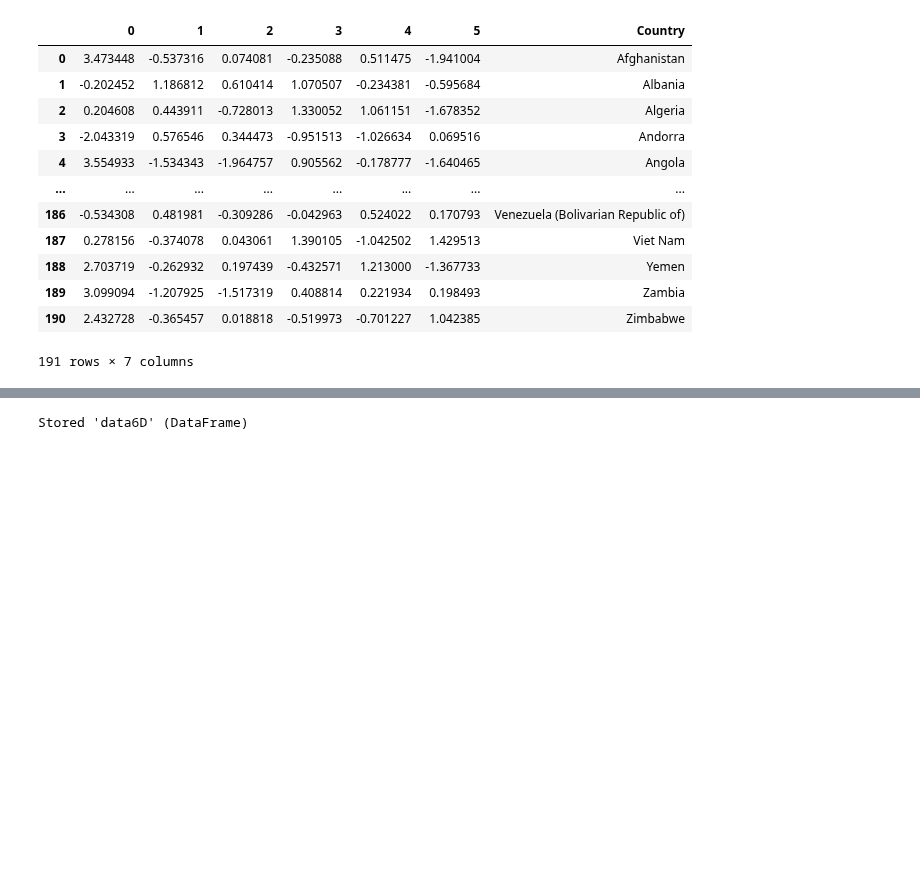
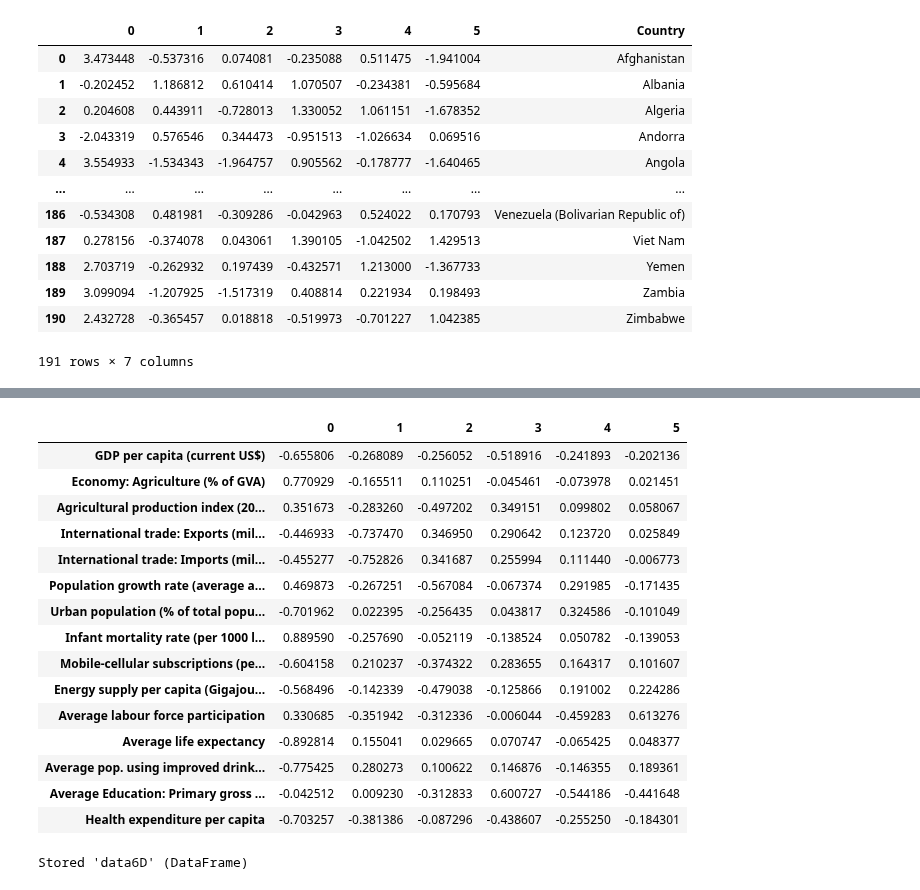
Before and after one commit to Snail664/country-clustering, a Jupyter notebook: PCA.ipynb, the cells around one changed output, grey strips where cells are left out. Saved outputs shown, nothing was run; the diff lists cells and outputs as text; code cells hidden in the pictures; blank space fills up the shorter version.

```diff
--- a/PCA.ipynb
+++ b/PCA.ipynb
@@ -432,3 +452,22 @@ Using the first 6 PCs (eigenvectors) of Dataframe 2, which contribute the most t
+# %%
+result.corr()[[0,1,2,3,4,5]].iloc[6:]
+# %% [output]
+|  | 0 | 1 | 2 | 3 | 4 | 5 |
+| GDP per capita (current US$) | -0.655806 | -0.268089 | -0.256052 | -0.518916 | -0.241893 | -0.202136 |
+| Economy: Agriculture (% of GVA) | 0.770929 | -0.165511 | 0.110251 | -0.045461 | -0.073978 | 0.021451 |
+| Agricultural production index (20... | 0.351673 | -0.283260 | -0.497202 | 0.349151 | 0.099802 | 0.058067 |
+| International trade: Exports (mil... | -0.446933 | -0.737470 | 0.346950 | 0.290642 | 0.123720 | 0.025849 |
+| International trade: Imports (mil... | -0.455277 | -0.752826 | 0.341687 | 0.255994 | 0.111440 | -0.006773 |
+| Population growth rate (average a... | 0.469873 | -0.267251 | -0.567084 | -0.067374 | 0.291985 | -0.171435 |
+| Urban population (% of total popu... | -0.701962 | 0.022395 | -0.256435 | 0.043817 | 0.324586 | -0.101049 |
+| Infant mortality rate (per 1000 l... | 0.889590 | -0.257690 | -0.052119 | -0.138524 | 0.050782 | -0.139053 |
+| Mobile-cellular subscriptions (pe... | -0.604158 | 0.210237 | -0.374322 | 0.283655 | 0.164317 | 0.101607 |
+| Energy supply per capita (Gigajou... | -0.568496 | -0.142339 | -0.479038 | -0.125866 | 0.191002 | 0.224286 |
+| Average labour force participation | 0.330685 | -0.351942 | -0.312336 | -0.006044 | -0.459283 | 0.613276 |
+| Average life expectancy | -0.892814 | 0.155041 | 0.029665 | 0.070747 | -0.065425 | 0.048377 |
+| Average pop. using improved drink... | -0.775425 | 0.280273 | 0.100622 | 0.146876 | -0.146355 | 0.189361 |
+| Average Education: Primary gross ... | -0.042512 | 0.009230 | -0.312833 | 0.600727 | -0.544186 | -0.441648 |
+| Health expenditure per capita | -0.703257 | -0.381386 | -0.087296 | -0.438607 | -0.255250 | -0.184301 |
 # %%
 %store data6D
 # %% [output]
```
Also changed, not shown: parts of 5 cells of this notebook.
